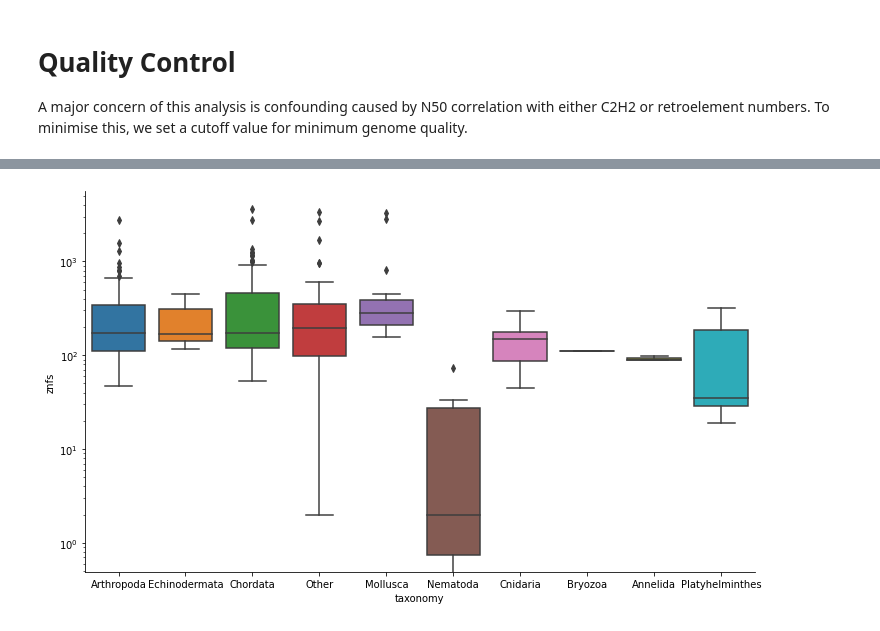
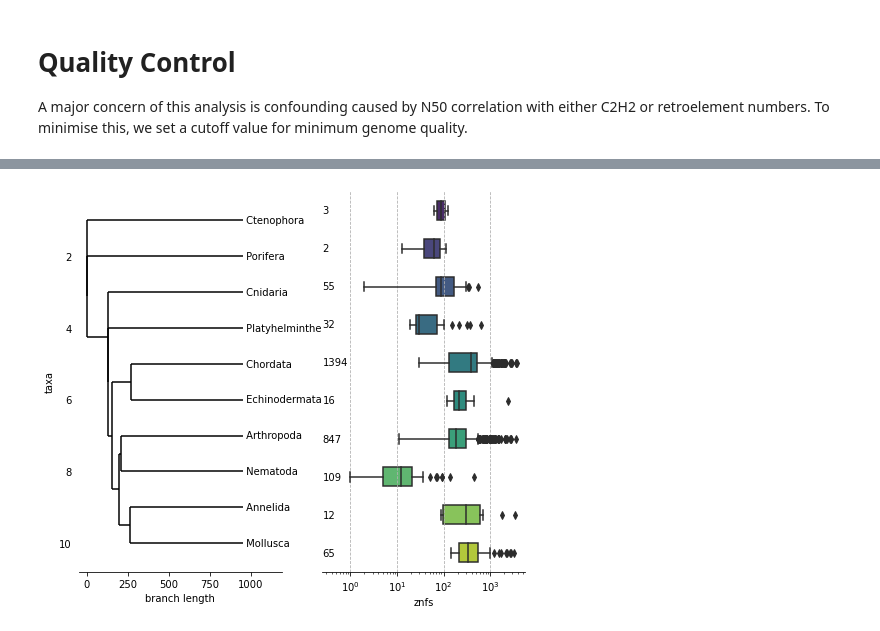
Before and after one commit to jonathan-wells/metazoan-znfs, a Jupyter notebook: analysis/znf_te_correlation.ipynb, the cells around one changed output, grey strips where cells are left out. Cells and saved outputs as stored; diff of their text form; code cells hidden in the pictures.

```diff
--- a/analysis/znf_te_correlation.ipynb
+++ b/analysis/znf_te_correlation.ipynb
@@ -4,3 +4,10 @@ import matplotlib.pyplot as plt
 import seaborn as sns
 from scipy import stats
 import treeswift as ts
+from Bio import Phylo
+import numpy as np
+
+import matplotlib as mpl
+
+mpl.rcParams['pdf.fonttype'] = 42
+mpl.rcParams['ps.fonttype'] = 42
@@ -90,9 +218,36 @@ SpearmanrResult(correlation=-0.0012234376078935282, pvalue=0.9788735650990124)
 # %%
-fig, ax = plt.subplots(figsize=(12, 7))
-sns.boxplot(data=genus_df, x='taxonomy', y='znfs')
-ax.set_yscale('log')
-sns.despine()
+# taxlabels = {label: i for (i, label) in enumerate(target_taxa, 5)}
+# counts_df['tax_label'] = counts_df.taxonomy.apply(taxlabels.get)
+# counts_df['tax_label'] = pd.Categorical(counts_df.tax_label)
+# print(counts_df.head())
+
+fig, axes = plt.subplots(figsize=(8, 7), ncols=2, sharey=False)
+sns.boxplot(data=counts_df.loc[(counts_df.scaffold_n50 > 5e4) & (counts_df.znfs > 0)],
+            x='znfs',
+            y='taxonomy',
+            hue_order=target_taxa,
+            order=target_taxa,
+            ax=axes[1],
+            width=0.5,
+            palette='viridis')
+
+for i, tax in enumerate(target_taxa):
+    n = len(counts_df.loc[(counts_df.scaffold_n50 > 5e4) & (counts_df.taxonomy == tax), 'species'])
+    axes[1].text(0.25, i, n, va='center')
+
+axes[1].set_ylabel('')
+axes[1].set_yticklabels([])
+axes[1].set_xscale('log')
+axes[1].set_xlim(0.25)
+axes[1].tick_params(left=False)
+axes[0].tick_params(left=False)
+axes[1].grid(axis='x', which='major', linestyle='--')
+sns.despine(left=True)
+
+Phylo.draw(tree, axes=axes[0])
+
 plt.show()
+fig.savefig('/Users/jonwells/Desktop/test.pdf', bbox_inches='tight')
 # %% [output]
-[figure, old version]
+[figure, new version]
 # %%
```
Also changed, not shown: parts of 14 cells of this notebook, 5 other files.
